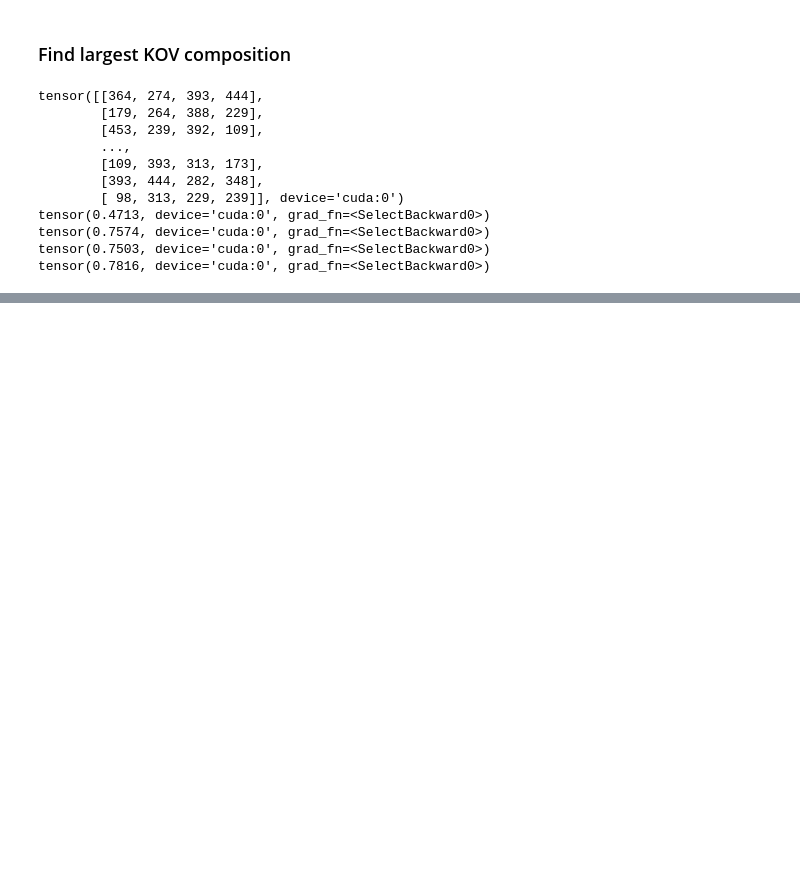
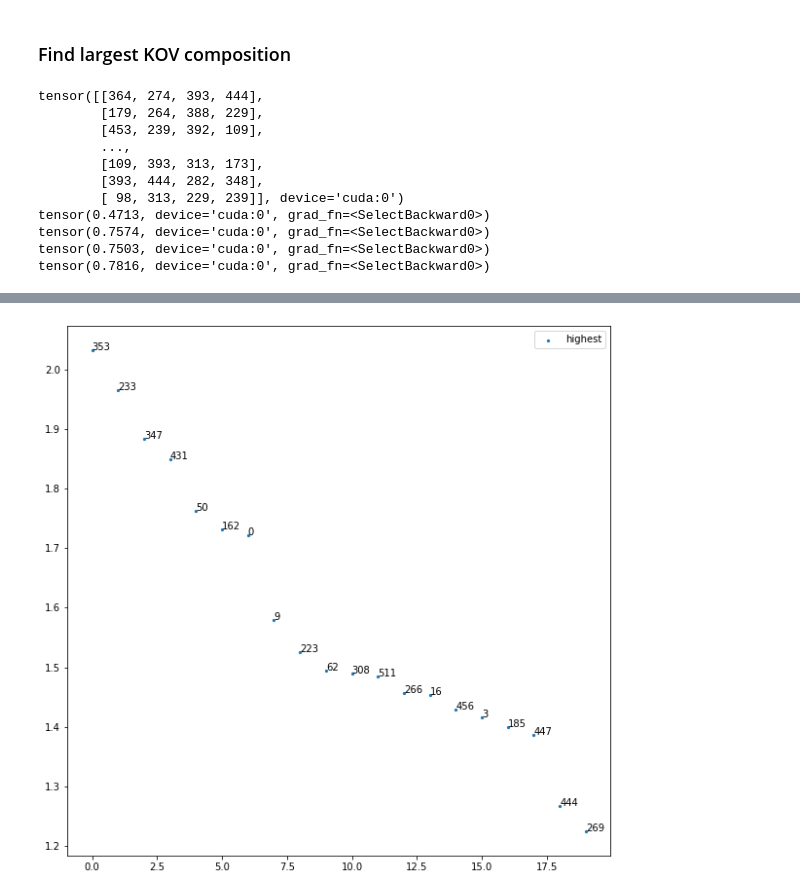
Before and after one commit to TomFrederik/interpreting-grokking, a Jupyter notebook: notebook_no_norm.ipynb, the cells around one changed output, grey strips where cells are left out. Saved outputs shown, nothing was run; the diff lists cells and outputs as text; code cells hidden in the pictures; blank space fills up the shorter version.

```diff
--- a/notebook_no_norm.ipynb
+++ b/notebook_no_norm.ipynb
@@ -334,0 +376,14 @@ tensor(0.7816, device='cuda:0', grad_fn=<SelectBackward0>)
+# %%
+k = 20
+topk_attr = attr_desc[:k]
+topk_neurons = neurons_desc[:k]
+topk_head_contr = sample_head_contr[...,:k]
+# %%
+plt.figure(figsize=(10,10))
+plt.scatter(np.arange(k), topk_attr[:k], label='highest', s=5)
+for i, n in enumerate(topk_neurons):
+    plt.text(i, topk_attr[i], f'{n}')
+plt.legend()
+plt.show()
+# %% [output]
+[figure, added]
```
Also changed, not shown: parts of 18 cells of this notebook, 5 other files.
